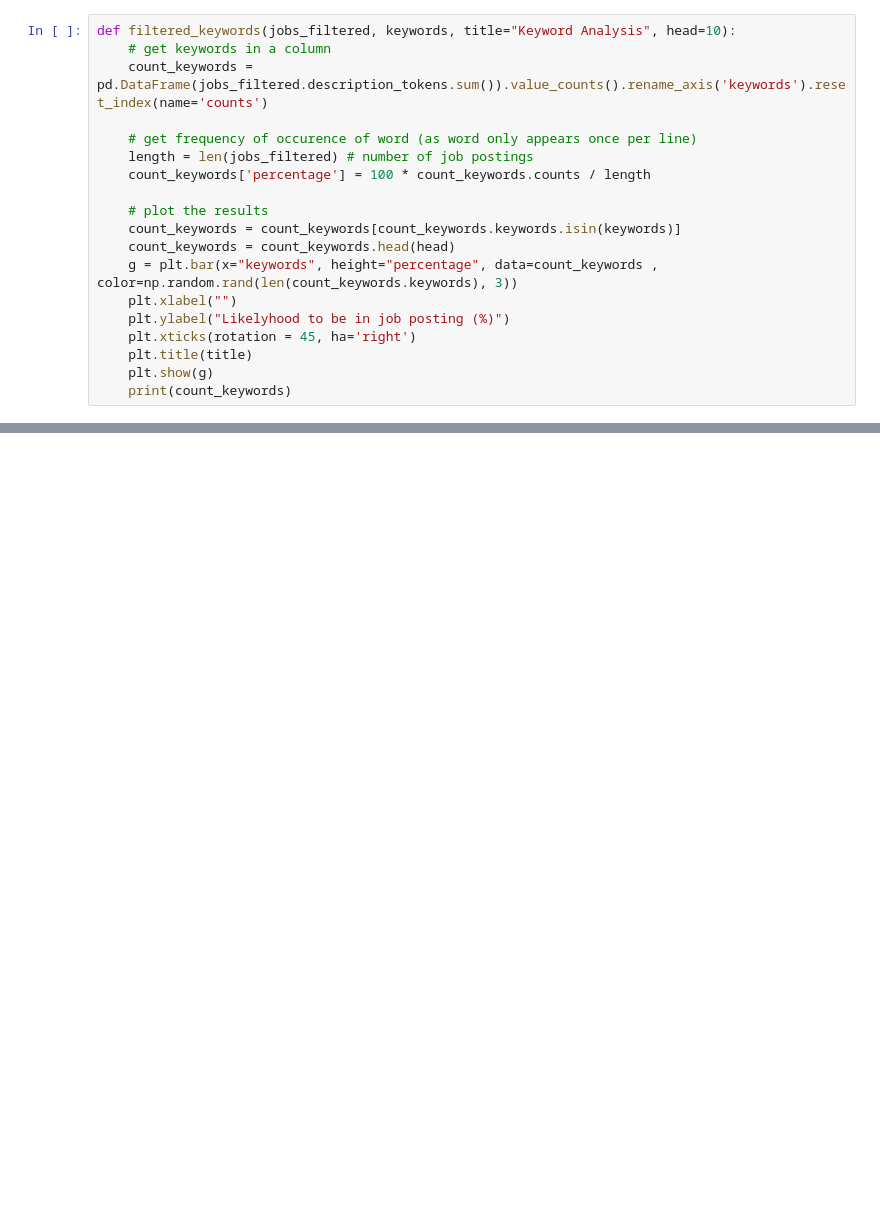
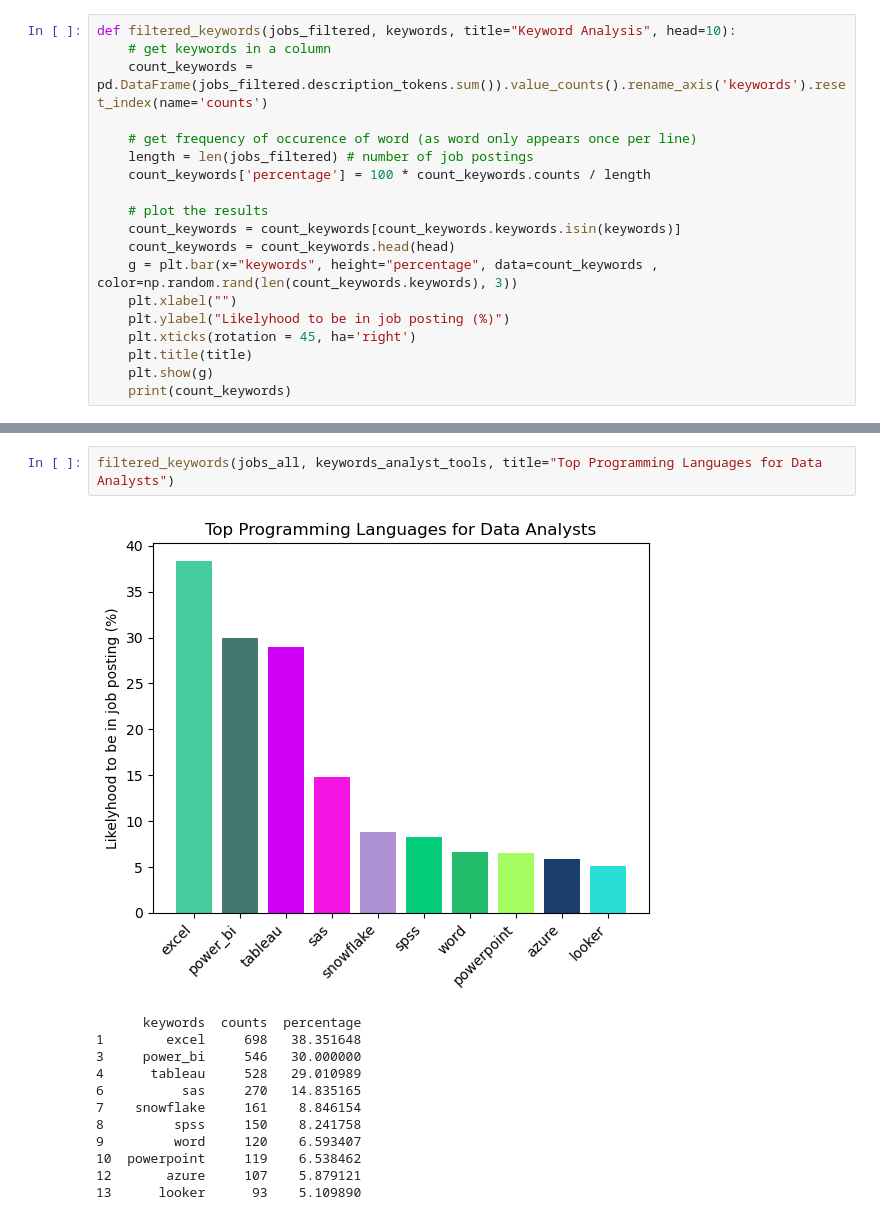
Before and after one commit to AlbertSim/Data-Analyst-Skills, a Jupyter notebook: skills.ipynb, the cells around one changed output, grey strips where cells are left out. Saved outputs shown, nothing was run; the diff lists cells and outputs as text; blank space fills up the shorter version.

```diff
--- a/skills.ipynb
+++ b/skills.ipynb
@@ -258,0 +255,15 @@ filtered_keywords(jobs_all, keywords_programming, title="Top Programming Languag
+# %%
+filtered_keywords(jobs_all, keywords_analyst_tools, title="Top Programming Languages for Data Analysts")
+# %% [output]
+[figure, added]
+      keywords  counts  percentage
+1        excel     698   38.351648
+3     power_bi     546   30.000000
+4      tableau     528   29.010989
+6          sas     270   14.835165
+7    snowflake     161    8.846154
+8         spss     150    8.241758
+9         word     120    6.593407
+10  powerpoint     119    6.538462
+12       azure     107    5.879121
+13      looker      93    5.109890
```
Also changed, not shown: parts of 7 cells of this notebook.
